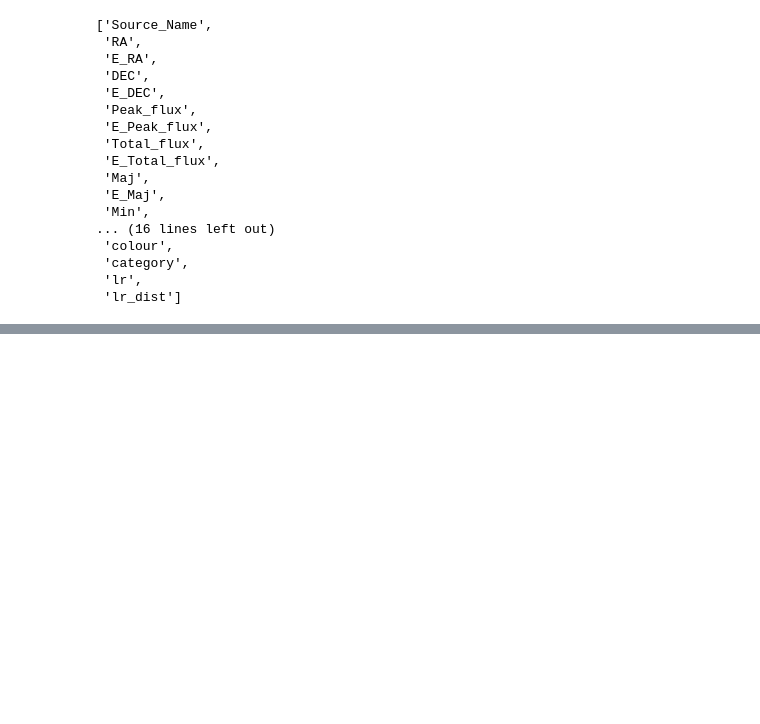
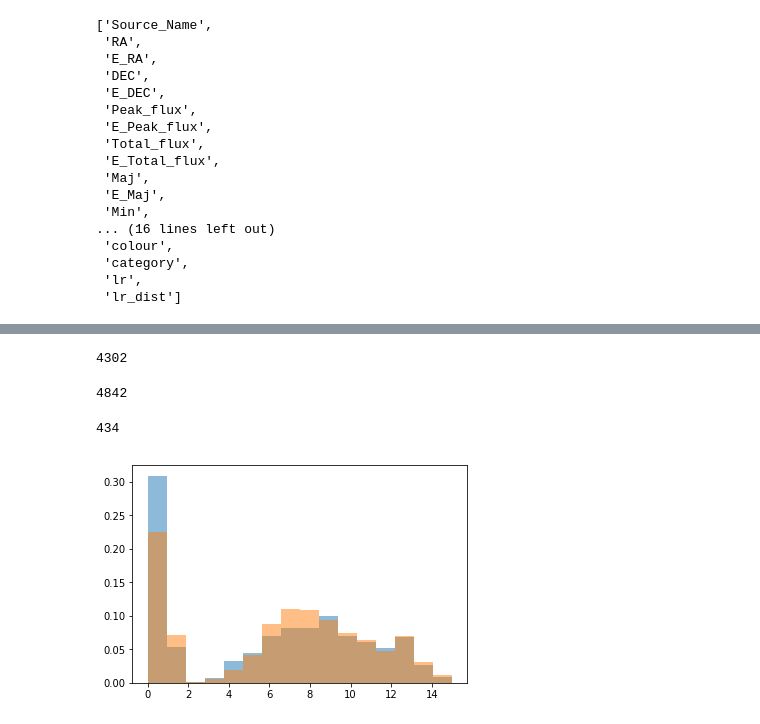
Before and after one commit to nudomarinero/mltier1, a Jupyter notebook: explore/Compare_catalogues.ipynb, the cells around one changed output, grey strips where cells are left out. Drawn from its saved outputs; the diff is of its cells as text; code cells hidden in the pictures; blank space fills up the shorter version.

```diff
--- a/explore/Compare_catalogues.ipynb
+++ b/explore/Compare_catalogues.ipynb
@@ -10,7 +10,7 @@ from matplotlib import pyplot as plt
 # %%
 old = Table.read("../lofar_pw_pdf.fits")
 # %%
-new = Table.read("../lofar_pw_corSigma.fits")
+new = Table.read("../lofar_pw_corSigma2.fits")
 # %%
 len(old)
 # %% [output]
@@ -68,6 +68,6 @@ plt.hist(A[~np.isnan(A)], bins=50)
  <a list of 50 Patch objects>)
 [figure]
 # %%
-cond = (pwl['ra_old'] == pwl['ra_new']) & (pwl['dec_old'] == pwl['dec_new'])
+cond_equal = (pwl['ra_old'] == pwl['ra_new']) & (pwl['dec_old'] == pwl['dec_new'])
 # %%
 # Galaxies with the same id (or lack of id)
@@ -103,0 +107,34 @@ pwl[cond & np.isnan(pwl["lr_new"])]
+# %%
+condition_matchold_nomatchnew = (
+    ~cond_equal &
+    (pwl["lr_old"] >= 0.639) &
+    (np.isnan(pwl["lr_new"]) |
+    pwl["lr_new"].mask |
+    (pwl["lr_new"] < 0.601))
+)
+condition_nomatchold_matchnew = (
+    ~cond_equal &
+    ((pwl["lr_old"] < 0.639) | np.isnan(pwl["lr_old"])) &
+    ~np.isnan(pwl["lr_new"]) &
+    ~pwl["lr_new"].mask &
+    (pwl["lr_new"] >= 0.601)
+    )
+condition_matchold_matchnew = (
+    ~cond_equal &
+    (pwl["lr_old"] >= 0.639) &
+    ~np.isnan(pwl["lr_new"]) &
+    ~pwl["lr_new"].mask &
+    (pwl["lr_new"] >= 0.601)
+    )
+# %%
+len(pwl[condition_matchold_nomatchnew])
+# %% [output]
+4302
+# %%
+len(pwl[condition_nomatchold_matchnew])
+# %% [output]
+4842
+# %%
+len(pwl[condition_matchold_matchnew])
+# %% [output]
+434
@@ -103,0 +143,5 @@ pwl[cond & np.isnan(pwl["lr_new"])]
+# %%
+plt.hist(pwl["category_new"][pwl["category_new"] != 1e20], bins=16, alpha=0.5, normed=True)
+plt.hist(pwl[condition_nomatchold_matchnew]["category_new"], bins=16, alpha=0.5, normed=True);
+# %% [output]
+[figure, added]
```
Also changed, not shown: parts of 36 cells of this notebook.
